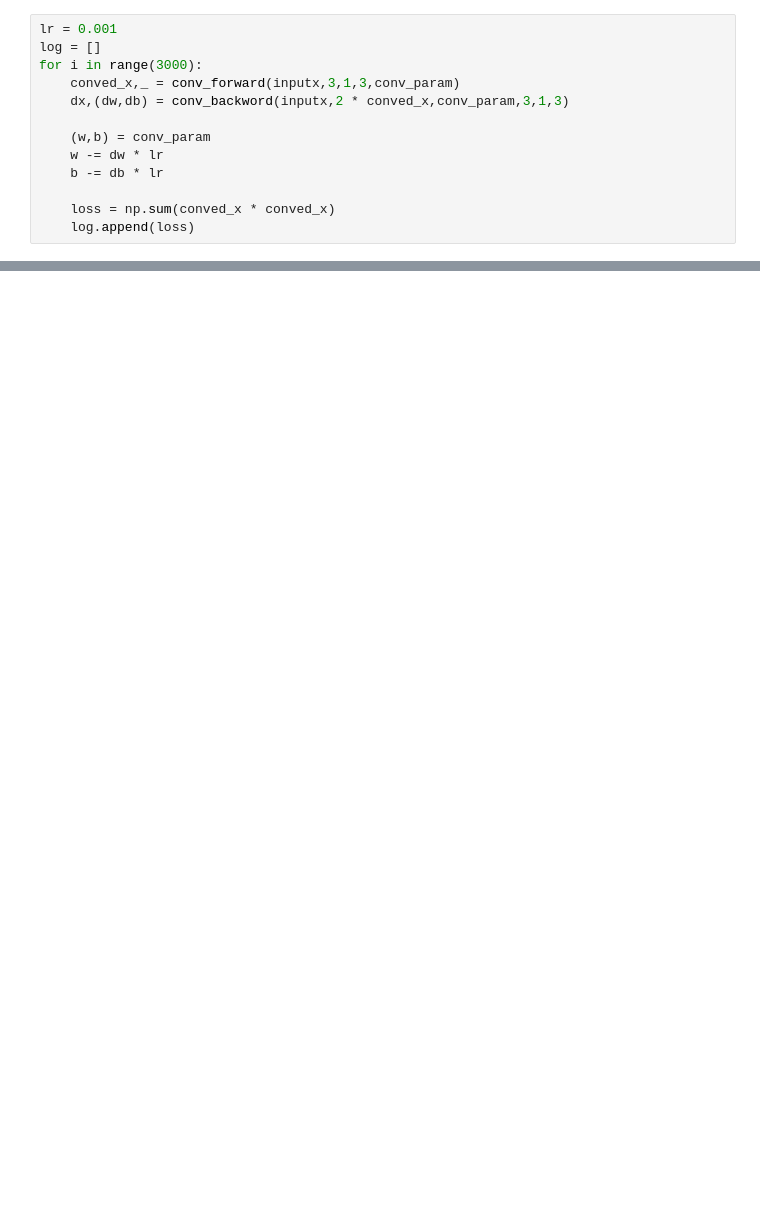
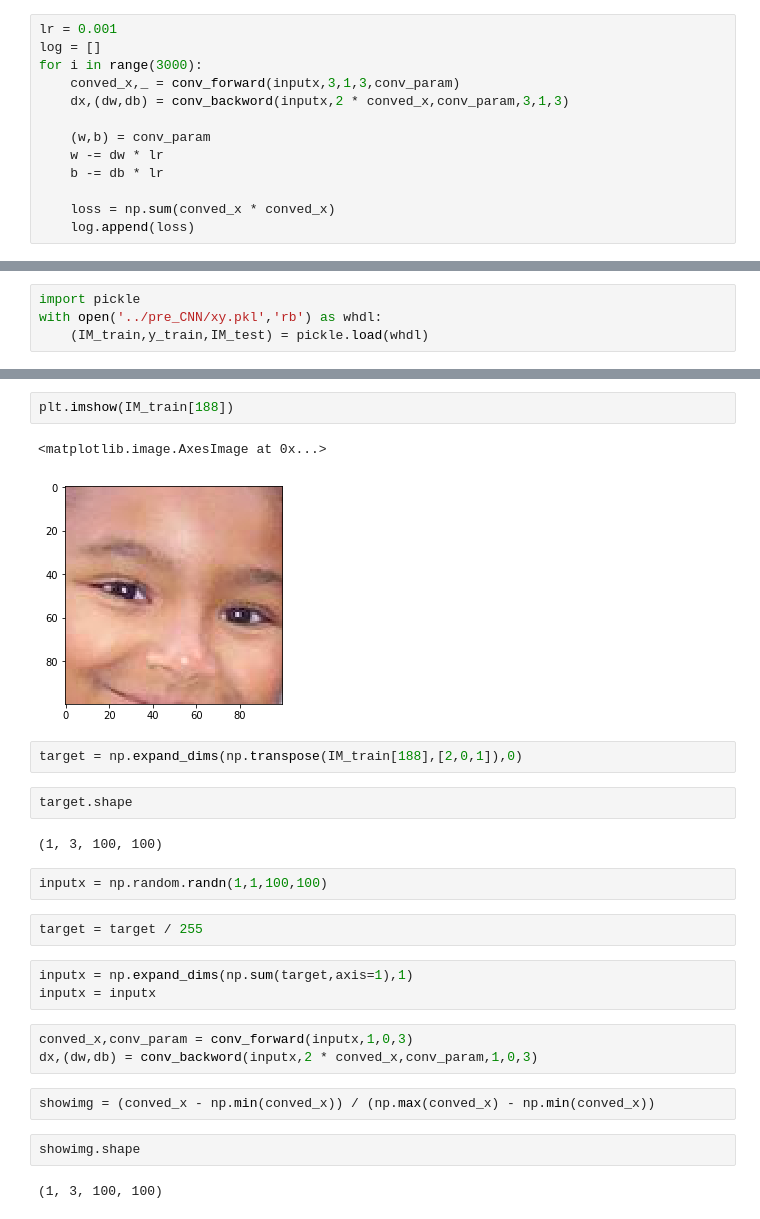
Before and after one commit to jungan21/Lesson1_simple_face, a Jupyter notebook: CNN/SGD_CNN_Numpy.ipynb, the cells around one changed output, grey strips where cells are left out. Cells and saved outputs as stored; diff of their text form; blank space fills up the shorter version.

```diff
--- a/CNN/SGD_CNN_Numpy.ipynb
+++ b/CNN/SGD_CNN_Numpy.ipynb
@@ -89,0 +162,4 @@ pd.DataFrame(log[:40]).plot()
+# %%
+import pickle
+with open('../pre_CNN/xy.pkl','rb') as whdl:
+    (IM_train,y_train,IM_test) = pickle.load(whdl)
@@ -89,0 +170,27 @@ pd.DataFrame(log[:40]).plot()
+# %%
+plt.imshow(IM_train[188])
+# %% [output]
+<matplotlib.image.AxesImage at 0x...>
+[figure, added]
+# %%
+target = np.expand_dims(np.transpose(IM_train[188],[2,0,1]),0)
+# %%
+target.shape
+# %% [output]
+(1, 3, 100, 100)
+# %%
+inputx = np.random.randn(1,1,100,100)
+# %%
+target = target / 255
+# %%
+inputx = np.expand_dims(np.sum(target,axis=1),1)
+inputx = inputx
+# %%
+conved_x,conv_param = conv_forward(inputx,1,0,3)
+dx,(dw,db) = conv_backword(inputx,2 * conved_x,conv_param,1,0,3)
+# %%
+showimg = (conved_x - np.min(conved_x)) / (np.max(conved_x) - np.min(conved_x))
+# %%
+showimg.shape
+# %% [output]
+(1, 3, 100, 100)
```
Also changed, not shown: parts of 14 cells of this notebook.
